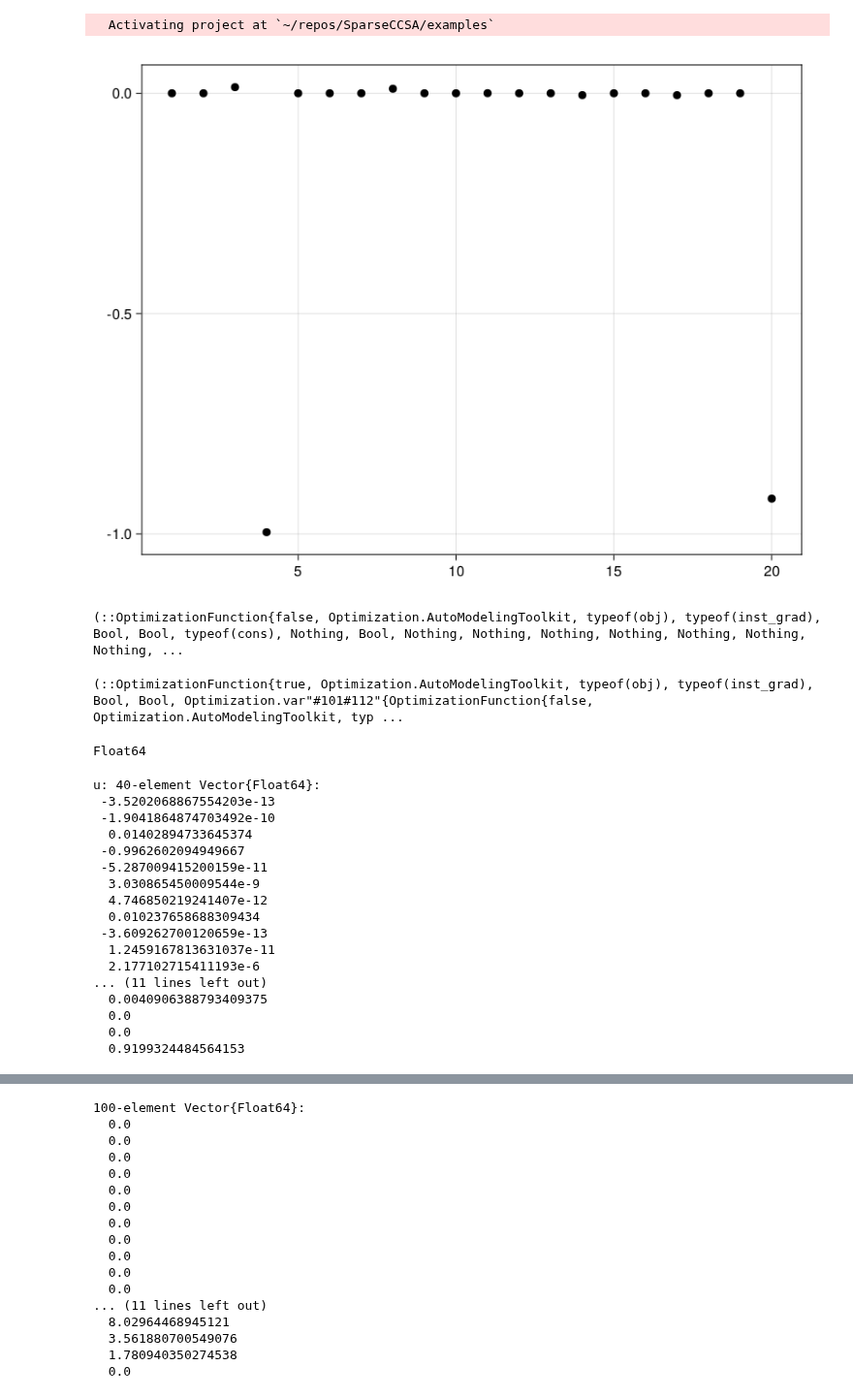
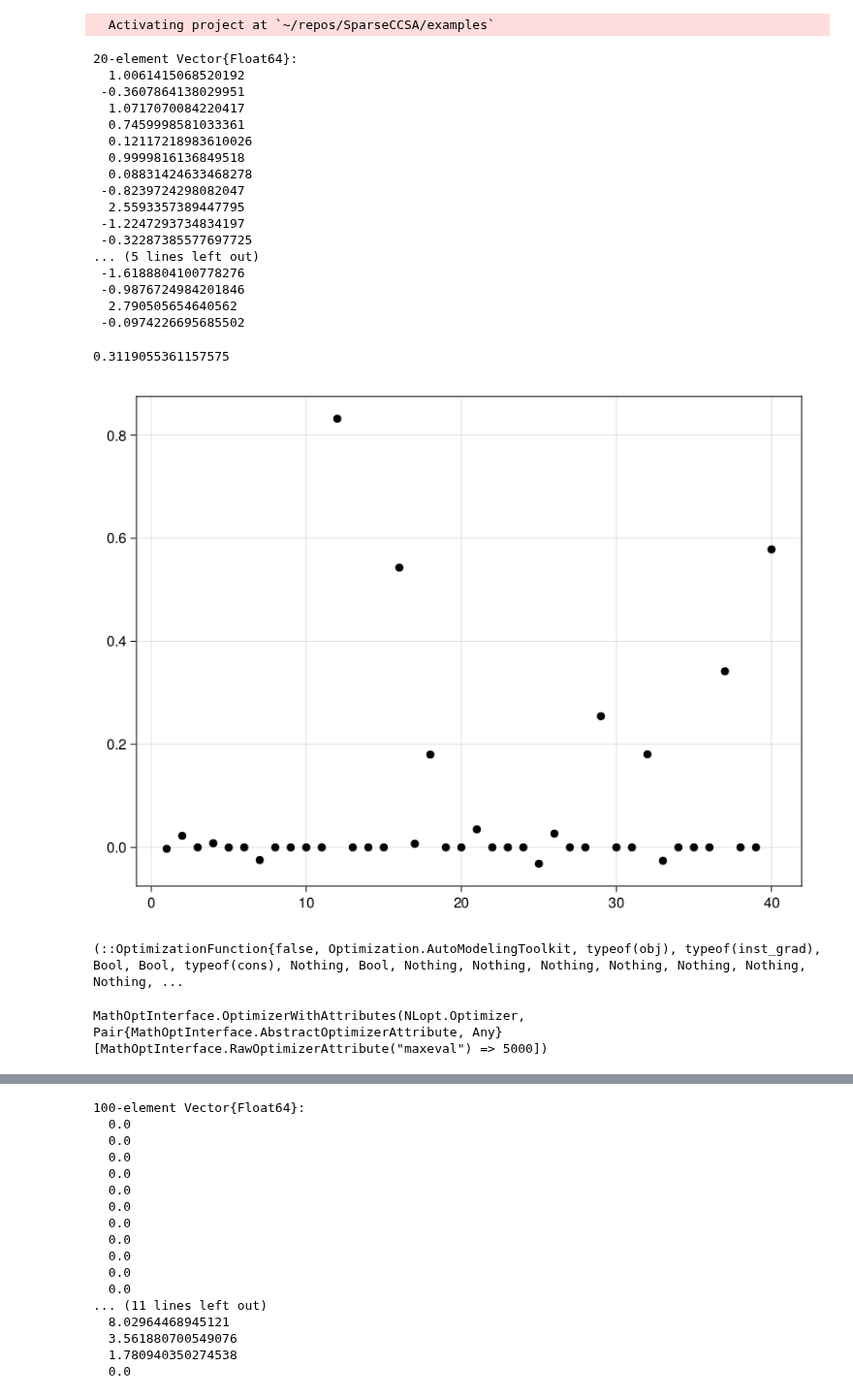
Before and after one commit to gaurav-arya/SparseCCSA.jl, a Jupyter notebook: examples/lasso/Lasso profile.ipynb, the cells around one changed output, grey strips where cells are left out. Shown at 97% size. Saved outputs shown, nothing was run; the diff lists cells and outputs as text; code cells hidden in the pictures.

```diff
--- a/examples/lasso/Lasso profile.ipynb
+++ b/examples/lasso/Lasso profile.ipynb
@@ -19,27 +20,47 @@ using Random: randperm
 using Statistics: mean
 using ImplicitAdjoints
 
-n, p = 10, 20
-S = 2
+n, p = 20, 40
+S = 8
 α = 0.1
 β = 0
 G = randn(n, p)
 reg = L1(p)
 u = zeros(p)
-u[randperm(p)[1:S]] .= -1
+u[randperm(p)[1:S]] .= rand(S)
 η = randn(n)
 
-function f(G, α, β)
+function f(G, α, β, iters)
     y = G * u
     y += 0.05 * mean(abs.(y)) * η
-    uest, info = genlasso(G, y, α, β, 1000, 1e-12, reg)
+    uest, info = genlasso(G, y, α, β, iters, 1e-12, reg)
 end
 
 y = G * u
 y += 0.05 * mean(abs.(y)) * η
-
-uest, info = f(G, α, β)
-plot(uest)
 # %% [output]
-[figure, removed]
+20-element Vector{Float64}:
+  1.0061415068520192
+ -0.3607864138029951
+  1.0717070084220417
+  0.7459998581033361
+  0.12117218983610026
+  0.9999816136849518
+  0.08831424633468278
+ -0.8239724298082047
+  2.5593357389447795
+ -1.2247293734834197
+ -0.32287385577697725
+... (5 lines left out)
+ -1.6188804100778276
+ -0.9876724984201846
+  2.790505654640562
+ -0.0974226695685502
+# %%
+uest, info = f(G, α, β, 2000)
+println(sum((G*uest - y).^2) + α * sum(abs.(uest)))
+plot(uest)
+# %% [output]
+0.3119055361157575
+[figure, added]
 # %%
@@ -74,7 +93,3 @@ end
 func = OptimizationFunction{false}(obj, Optimization.AutoModelingToolkit(false, true); cons=cons, grad=inst_grad, cons_h=false, hess=false, hv=false)
 # %% [output]
 (::OptimizationFunction{false, Optimization.AutoModelingToolkit, typeof(obj), typeof(inst_grad), Bool, Bool, typeof(cons), Nothing, Bool, Nothing, Nothing, Nothing, Nothing, Nothing, Nothing, Nothing, ...
-# %%
-func_inst = Optimization.instantiate_function(func, u_and_t, Optimization.AutoModelingToolkit(false, true), SciMLBase.NullParameters())
-# %% [output]
-(::OptimizationFunction{true, Optimization.AutoModelingToolkit, typeof(obj), typeof(inst_grad), Bool, Bool, Optimization.var"#101#112"{OptimizationFunction{false, Optimization.AutoModelingToolkit, typ ...
@@ -83,32 +96,11 @@ func_inst.cons_j(func_inst.cons_jac_prototype, u_and_t)
-# %%
-typeof(Inf)
-# %% [output]
-Float64
 # %%
 lb = vcat(fill(-Inf, p), zeros(p))
 ub = fill(Inf, 2p)
 lcons = fill(0., 2p)
 ucons = fill(Inf, 2p)
 
-# toy_func = OptimizationFunction((x,_) -> (x[1]-2)^2, Optimization.AutoModelingToolkit())
-# toy_prob = OptimizationProblem(toy_func, [3])
 prob = OptimizationProblem(func, u_and_t; lb=lb, ub=ub, lcons=lcons, ucons=ucons)
-sol = solve(prob, NLopt.Optimizer(); algorithm=:LD_CCSAQ)
+
+opt = MathOptInterface.OptimizerWithAttributes(NLopt.Optimizer, "maxeval" => 5000)
 # %% [output]
-u: 40-element Vector{Float64}:
- -3.5202068867554203e-13
- -1.9041864874703492e-10
-  0.01402894733645374
- -0.9962602094949667
- -5.287009415200159e-11
-  3.030865450009544e-9
-  4.746850219241407e-12
-  0.010237658688309434
- -3.609262700120659e-13
-  1.2459167813631037e-11
-  2.177102715411193e-6
-... (11 lines left out)
-  0.0040906388793409375
-  0.0
-  0.0
-  0.9199324484564153
+MathOptInterface.OptimizerWithAttributes(NLopt.Optimizer, Pair{MathOptInterface.AbstractOptimizerAttribute, Any}[MathOptInterface.RawOptimizerAttribute("maxeval") => 5000])
```
Also changed, not shown: parts of 6 cells of this notebook, 1 other file.
